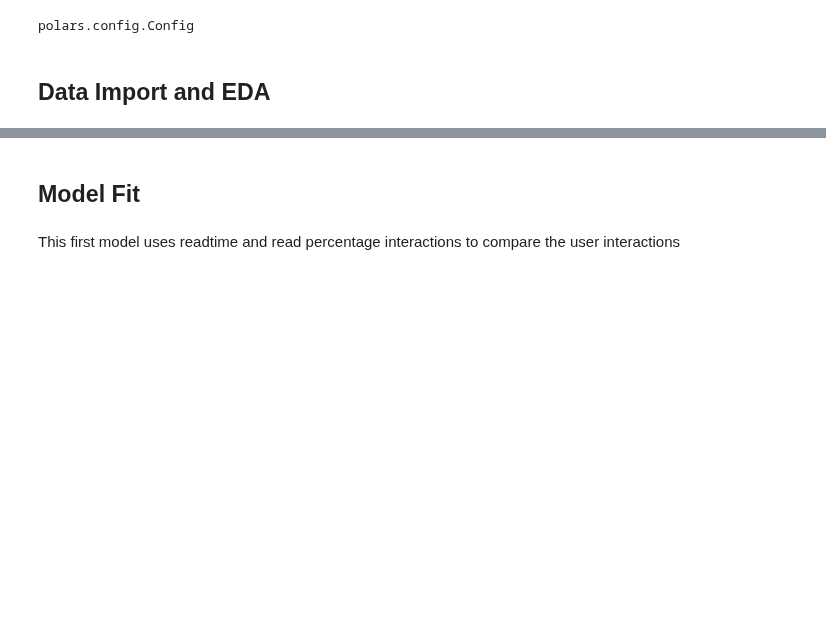
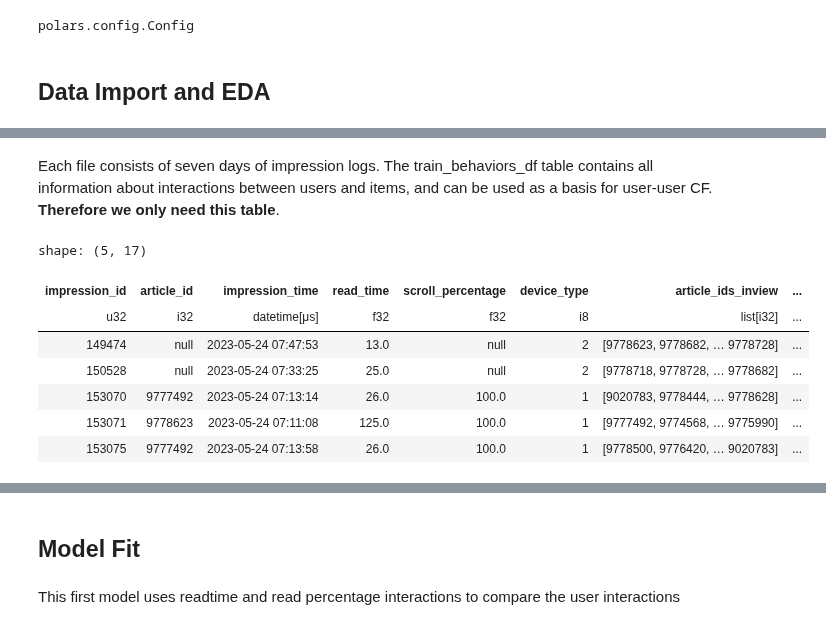
Before and after one commit to PedroPCardonaA/TDT4215_recommender_system, a Jupyter notebook: recommender_system/demostrations/user_based_CF.ipynb, the cells around one changed output, grey strips where cells are left out. Saved outputs shown, nothing was run; the diff lists cells and outputs as text; code cells hidden in the pictures; blank space fills up the shorter version.

```diff
--- a/recommender_system/demostrations/user_based_CF.ipynb
+++ b/recommender_system/demostrations/user_based_CF.ipynb
@@ -26,0 +95,13 @@ polars.config.Config
+# %% [markdown]
+Each file consists of seven days of impression logs. The train_behaviors_df table contains all information about interactions between users and items, and can be used as a basis for user-user CF. <strong>Therefore we only need this table</strong>.
+# %%
+train_behaviors_df.head()
+# %% [output]
+shape: (5, 17)
+| impression_id | article_id | impression_time | read_time | scroll_percentage | device_type | article_ids_inview | ... |
+| u32 | i32 | datetime[μs] | f32 | f32 | i8 | list[i32] | ... |
+| 149474 | null | 2023-05-24 07:47:53 | 13.0 | null | 2 | [9778623, 9778682, … 9778728] | ... |
+| 150528 | null | 2023-05-24 07:33:25 | 25.0 | null | 2 | [9778718, 9778728, … 9778682] | ... |
+| 153070 | 9777492 | 2023-05-24 07:13:14 | 26.0 | 100.0 | 1 | [9020783, 9778444, … 9778628] | ... |
+| 153071 | 9778623 | 2023-05-24 07:11:08 | 125.0 | 100.0 | 1 | [9777492, 9774568, … 9775990] | ... |
+| 153075 | 9777492 | 2023-05-24 07:13:58 | 26.0 | 100.0 | 1 | [9778500, 9776420, … 9020783] | ... |
```
Also changed, not shown: parts of 47 cells of this notebook, 8 other files.
